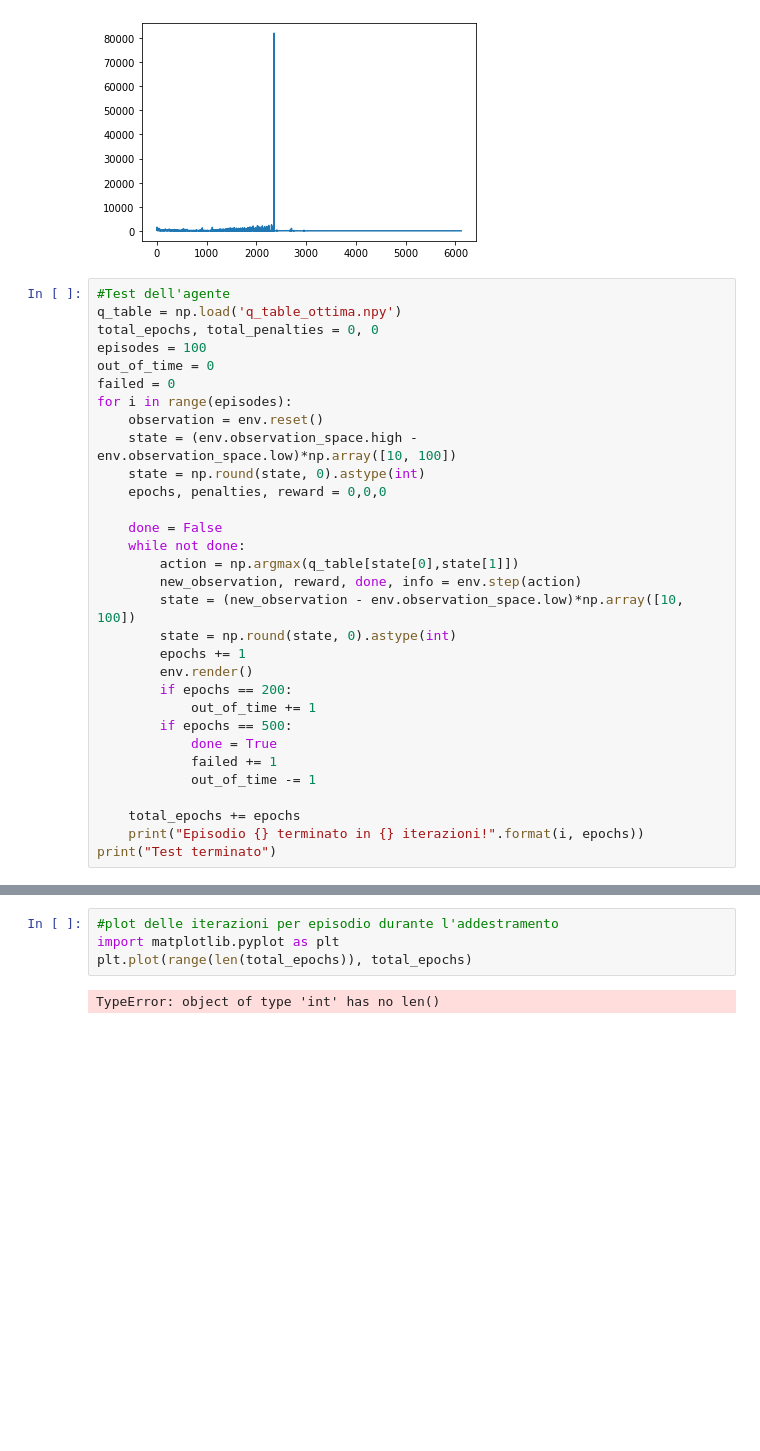
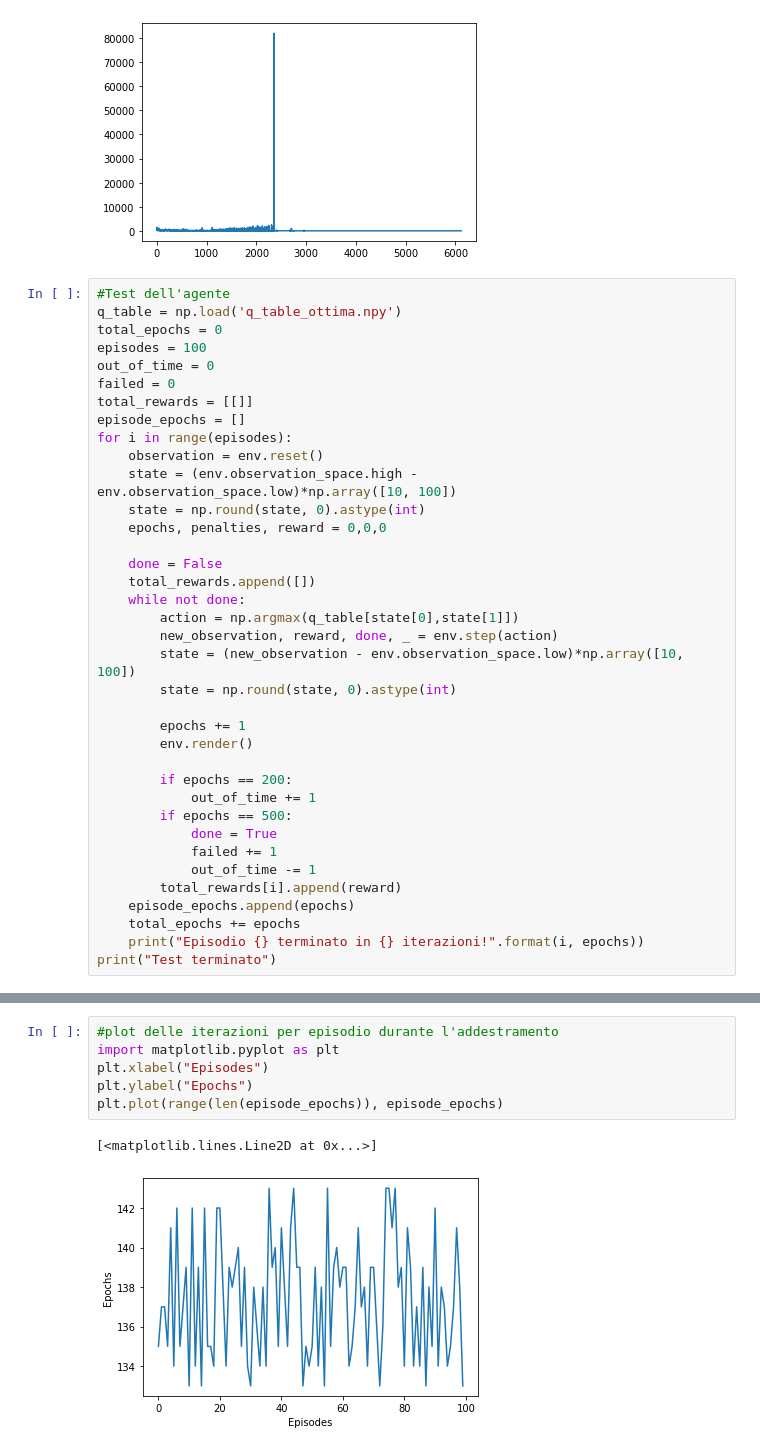
Before and after one commit to ScreamingApes/ReinforcementLearning, a Jupyter notebook: q_learning/mountain_car/mountain-car.ipynb, the cells around one changed output, grey strips where cells are left out. Saved outputs shown, nothing was run; the diff lists cells and outputs as text; blank space fills up the shorter version.

Commit message:
creati i plot per mountain_car con Q_table

```diff
--- a/q_learning/mountain_car/mountain-car.ipynb
+++ b/q_learning/mountain_car/mountain-car.ipynb
@@ -103,10 +103,12 @@ plt.plot(range(len(total_iterations)), total_iterations)
 # %%
 #Test dell'agente
 q_table = np.load('q_table_ottima.npy')
-total_epochs, total_penalties = 0, 0
+total_epochs = 0
 episodes = 100
 out_of_time = 0
 failed = 0
+total_rewards = [[]]
+episode_epochs = []
 for i in range(episodes):
     observation = env.reset()
     state = (env.observation_space.high - env.observation_space.low)*np.array([10, 100])
@@ -114,20 +116,24 @@ for i in range(episodes):
     epochs, penalties, reward = 0,0,0
 
     done = False
+    total_rewards.append([])
     while not done:
         action = np.argmax(q_table[state[0],state[1]])
-        new_observation, reward, done, info = env.step(action)
+        new_observation, reward, done, _ = env.step(action)
         state = (new_observation - env.observation_space.low)*np.array([10, 100])
         state = np.round(state, 0).astype(int)
+
         epochs += 1
         env.render()
+
         if epochs == 200:
             out_of_time += 1
         if epochs == 500:
             done = True
             failed += 1
             out_of_time -= 1
-
+        total_rewards[i].append(reward)
+    episode_epochs.append(epochs)
     total_epochs += epochs
     print("Episodio {} terminato in {} iterazioni!".format(i, epochs))
 print("Test terminato")
@@ -158,6 +164,9 @@ La media degli step per episodio è 137.31
 # %%
 #plot delle iterazioni per episodio durante l'addestramento
 import matplotlib.pyplot as plt
-plt.plot(range(len(total_epochs)), total_epochs)
+plt.xlabel("Episodes")
+plt.ylabel("Epochs")
+plt.plot(range(len(episode_epochs)), episode_epochs)
 # %% [output]
-TypeError: object of type 'int' has no len()
+[<matplotlib.lines.Line2D at 0x...>]
+[figure, added]
```
Also changed, not shown: parts of 3 cells of this notebook, 3 other files.
